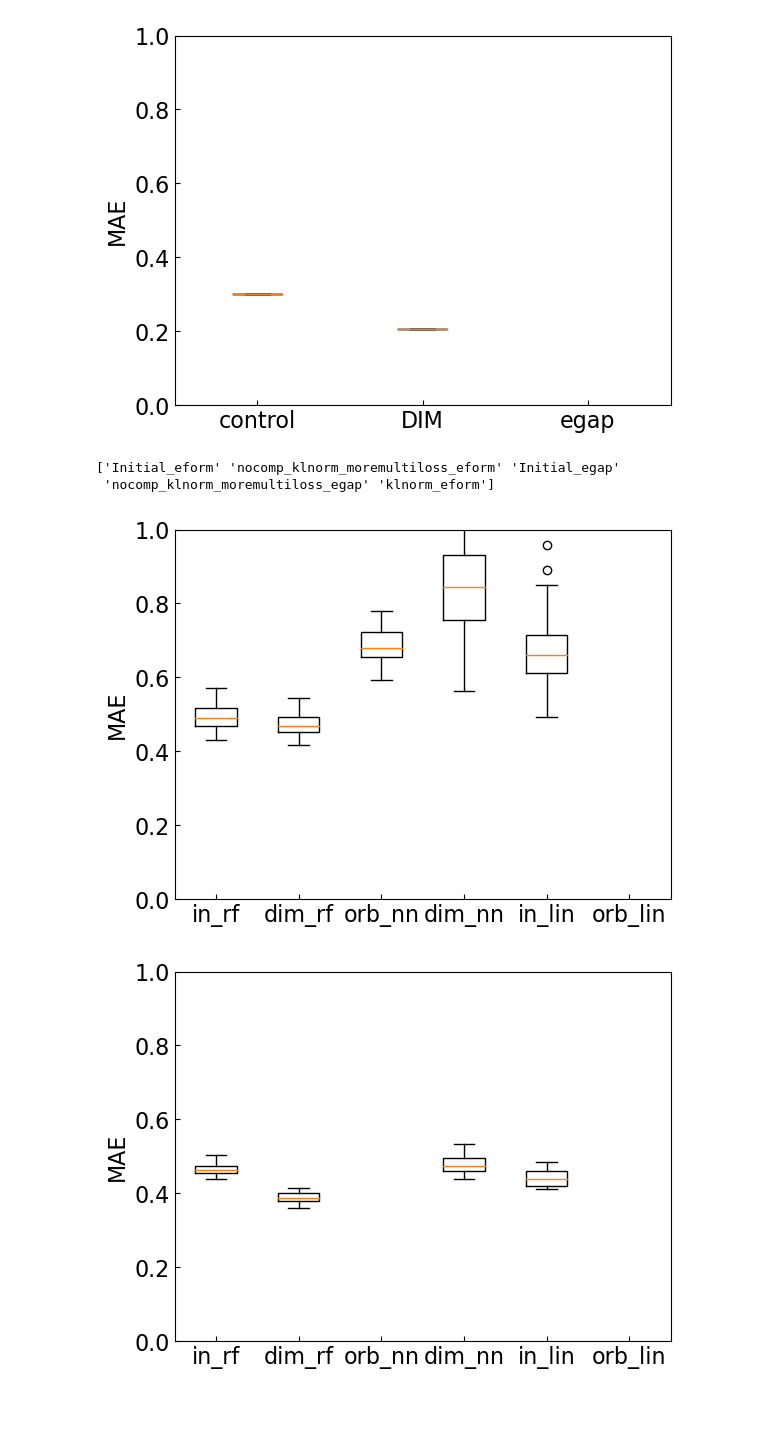
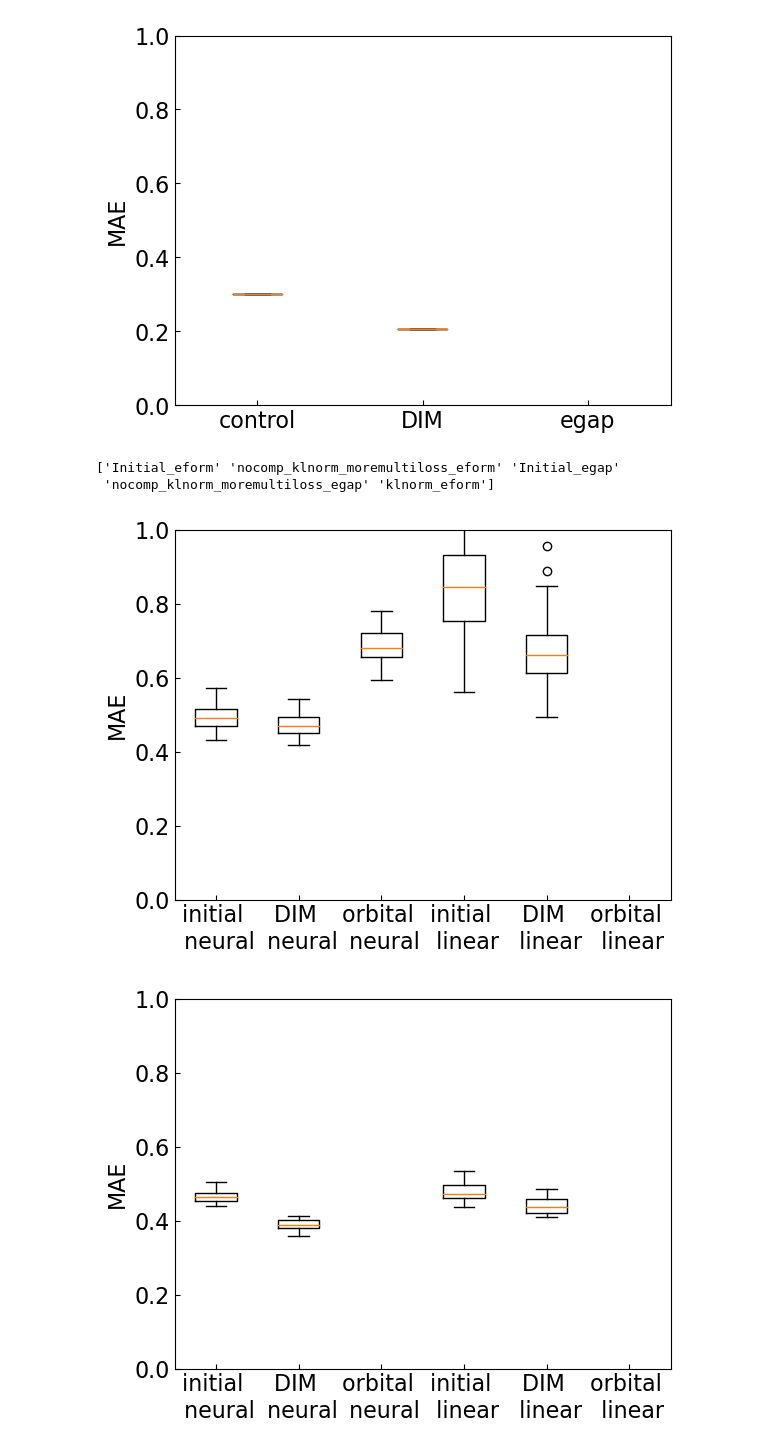
Before and after one commit to mm04926412/Site-Net, a Jupyter notebook: Downstream_MAEs_to_plots.ipynb, the cells around one changed output. Cells and saved outputs as stored; diff of their text form; code cells hidden in the pictures; blank space fills up the shorter version.

Commit message:
plot update

```diff
--- a/Downstream_MAEs_to_plots.ipynb
+++ b/Downstream_MAEs_to_plots.ipynb
@@ -92,32 +92,32 @@ Name: MAE, dtype: float64, Series([], Name: MAE, dtype: float64)]
 # %%
 import pandas as pd
 import matplotlib.pyplot as plt
 import matplotlib.colors as colors
 import matplotlib.ticker as ticker
 import matplotlib
 
 plt.rcParams["xtick.direction"] = "in"
 plt.rcParams["ytick.direction"] = "in"
 
 font = {'size'   : 16}
 
 matplotlib.rc('font', **font)
 
 RepMAE = pd.read_csv("Downstream_DIM.csv")
 FeatMAE = pd.read_csv("Downstream_Featurized.csv")
 print(RepMAE["model"].unique())
 
 for limit in [100,250,1000,10000]:
     plt.figure()
     vectors1 = RepMAE[RepMAE["limit"] == limit][RepMAE["model"] == "Initial_eform"]
     vectors2 = RepMAE[RepMAE["limit"] == limit][RepMAE["model"] == "nocomp_klnorm_moremultiloss_eform"]
     vectors3 = FeatMAE[FeatMAE["limit"] == limit][FeatMAE["model"] == "eform_OrbitalFieldMatrix"]
-    plt.boxplot([vectors1["nn_MAE"],vectors2["nn_MAE"],vectors3["nn_MAE"],vectors1["lin_MAE"],vectors2["lin_MAE"],vectors3["lin_MAE"]],labels = ["in_rf","dim_rf","orb_nn","dim_nn","in_lin","orb_lin"])
+    plt.boxplot([vectors1["nn_MAE"],vectors2["nn_MAE"],vectors3["nn_MAE"],vectors1["lin_MAE"],vectors2["lin_MAE"],vectors3["lin_MAE"]],labels = ["initial \n neural","DIM \n neural","orbital \n neural","initial \n linear","DIM \n linear","orbital \n linear"])
     plt.ylim(0,1)
     plt.ylabel("MAE")
     plt.show()
 # %% [output]
 ['Initial_eform' 'nocomp_klnorm_moremultiloss_eform' 'Initial_egap'
  'nocomp_klnorm_moremultiloss_egap' 'klnorm_eform']
-[figure, old version]
+[figure, new version]
-[figure, old version]
+[figure, new version]
```
Also changed, not shown: parts of 1 cell of this notebook.
